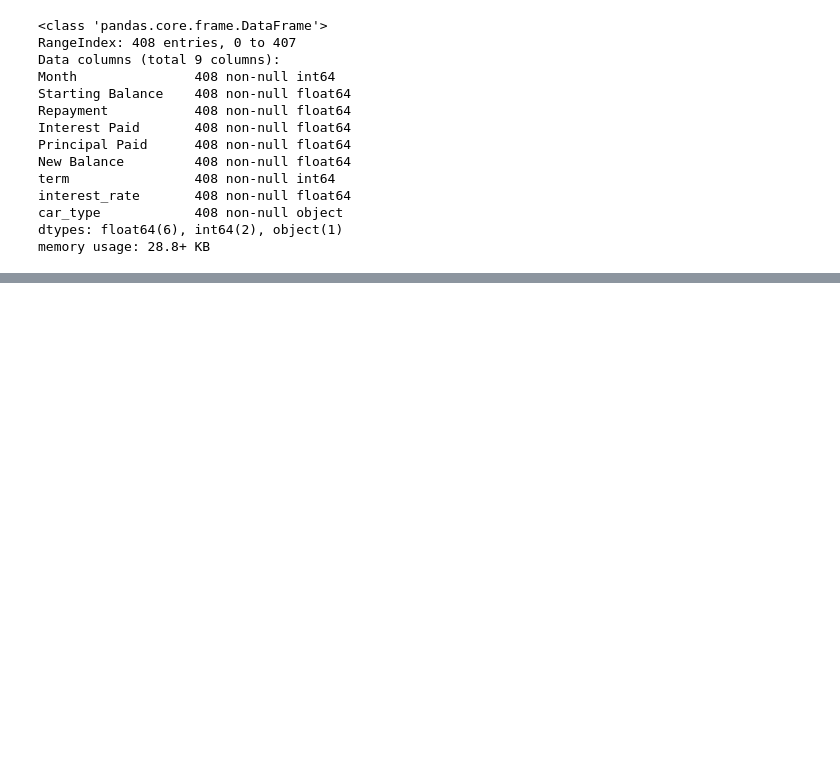
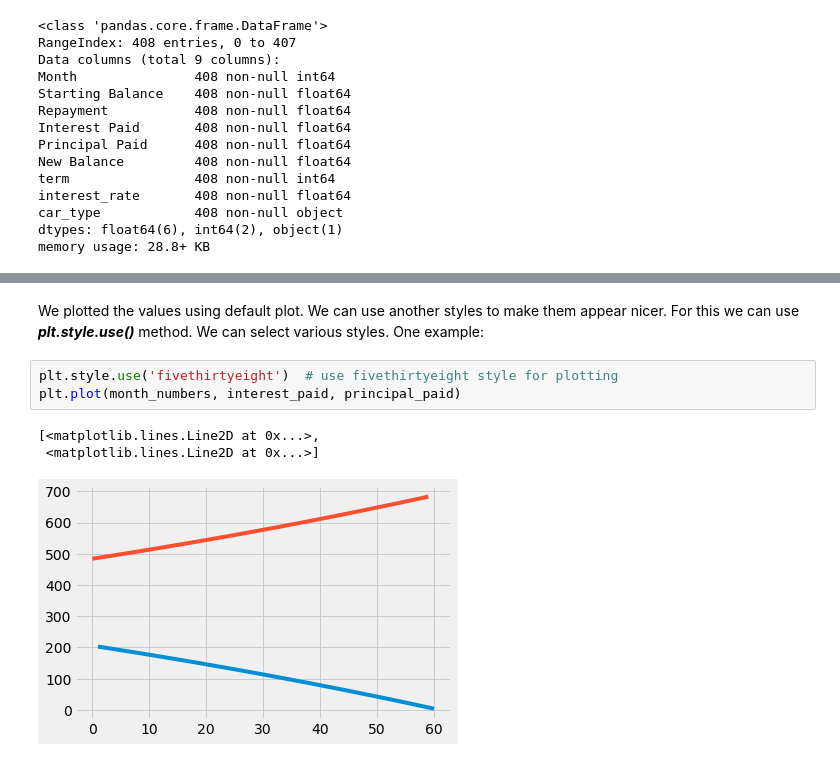
Before and after one commit to koraykoca/Data-Science, a Jupyter notebook: Data-visualization.ipynb, the cells around one changed output, grey strips where cells are left out. Saved outputs shown, nothing was run; the diff lists cells and outputs as text; blank space fills up the shorter version.

```diff
--- a/Data-visualization.ipynb
+++ b/Data-visualization.ipynb
@@ -350,0 +440,9 @@ memory usage: 28.8+ KB
+# %% [markdown]
+We plotted the values using default plot. We can use another styles to make them appear nicer. For this we can use _**plt.style.use()**_ method. We can select various styles. One example:
+# %%
+plt.style.use('fivethirtyeight')  # use fivethirtyeight style for plotting
+plt.plot(month_numbers, interest_paid, principal_paid)
+# %% [output]
+[<matplotlib.lines.Line2D at 0x...>,
+ <matplotlib.lines.Line2D at 0x...>]
+[figure, added]
```
Also changed, not shown: parts of 19 cells of this notebook.
